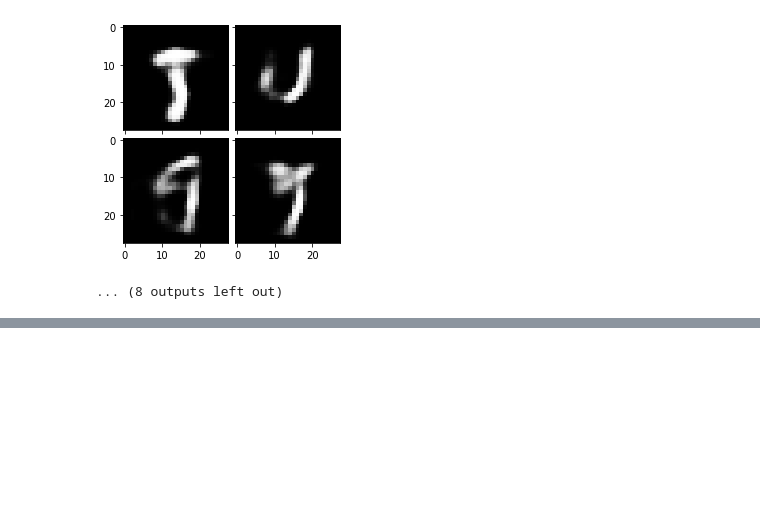
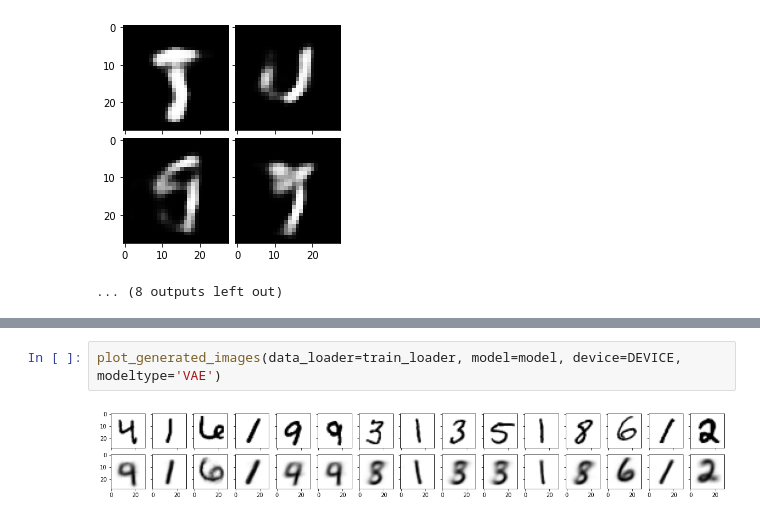
Before and after one commit to vin136/uncertainty-estimates, a Jupyter notebook: nbs/vae.ipynb, the cells around one changed output, grey strips where cells are left out. Drawn from its saved outputs; the diff is of its cells as text; blank space fills up the shorter version.

```diff
--- a/nbs/vae.ipynb
+++ b/nbs/vae.ipynb
@@ -183,0 +1181,4 @@ n
+# %%
+plot_generated_images(data_loader=train_loader, model=model, device=DEVICE, modeltype='VAE')
+# %% [output]
+[figure, added]
```
Also changed, not shown: parts of 24 cells of this notebook.
